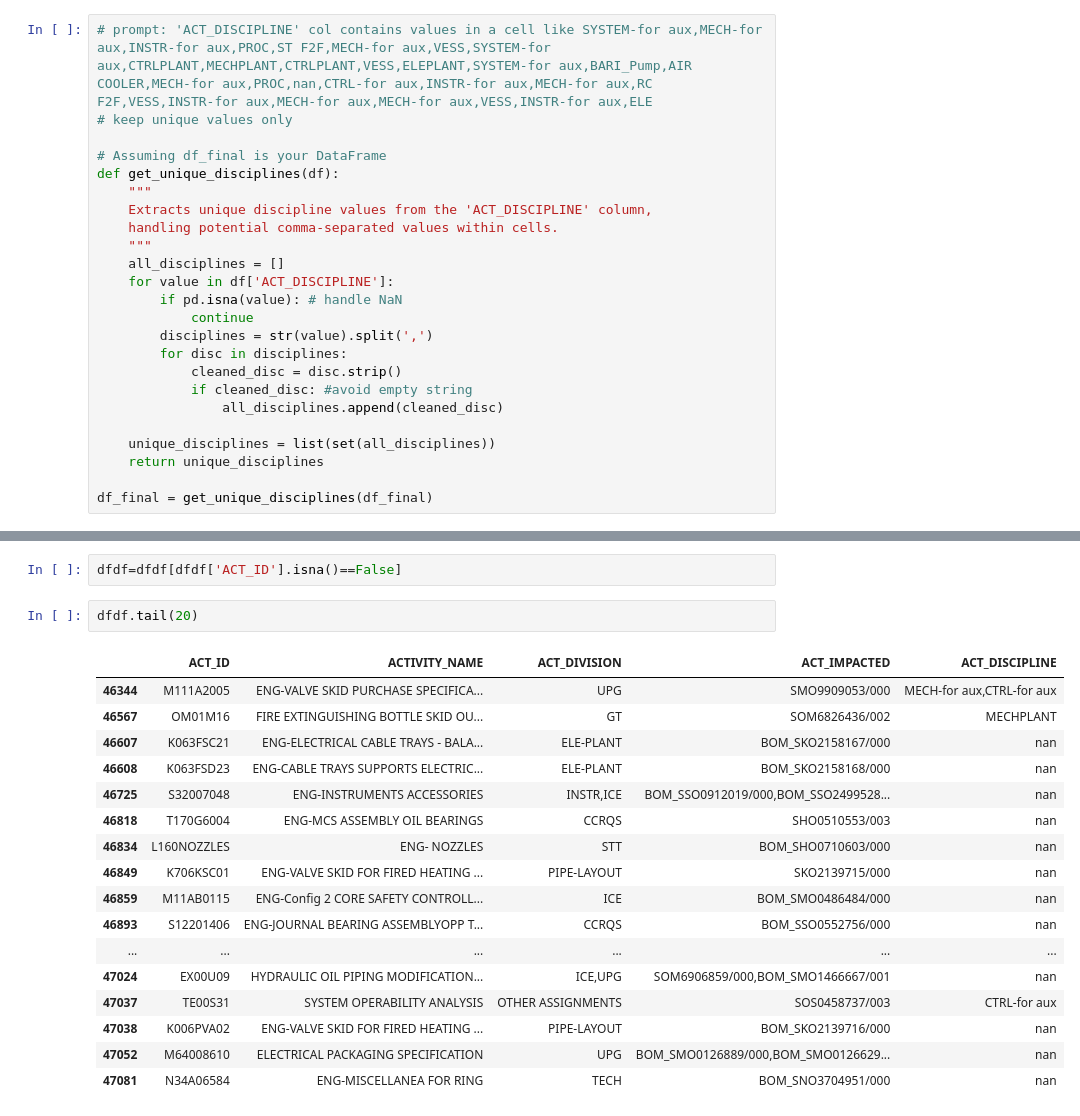
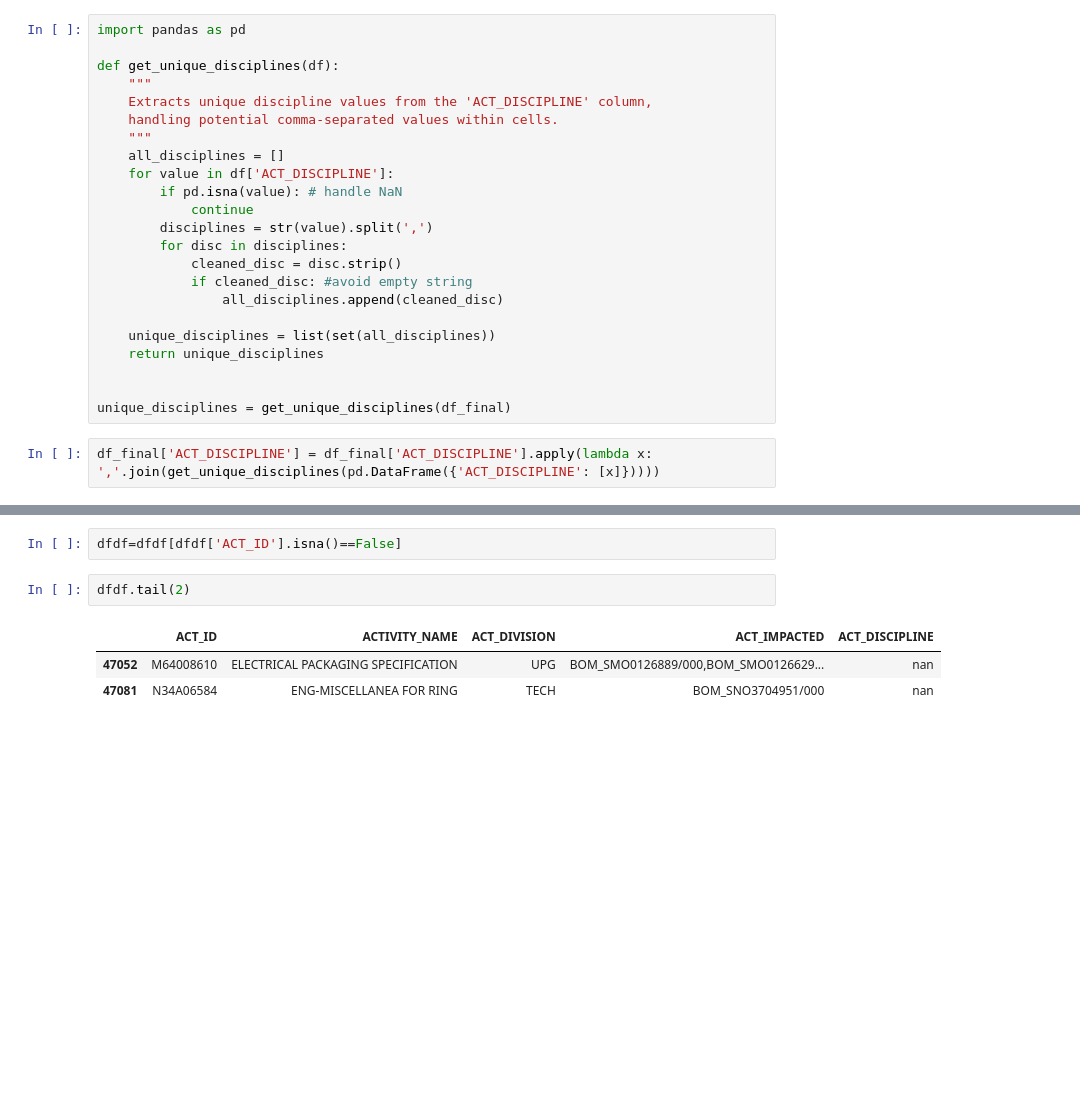
Before and after one commit to adnaksbhat/Colab_JupyterNotebooks, a Jupyter notebook: wow.ipynb, the cells around one changed output, grey strips where cells are left out. Drawn from its saved outputs; the diff is of its cells as text; blank space fills up the shorter version.

```diff
--- a/wow.ipynb
+++ b/wow.ipynb
@@ -455,10 +458,8 @@ df_final.tail(20)
 | 47087 | ECR-399731 | FFF&P ONLY | 6240142 | SR-54464/000 | testata lavorazioni preliminari | RCRQS | ... |
 | 47088 | ECR-399729 | FFF&P ONLY | 8337156 | BOM_NLA7158009/001 | SKID INSTRUMENTATION | OTHER ASSIGNMENTS | ... |
 # %%
-# prompt: 'ACT_DISCIPLINE' col contains values in a cell like SYSTEM-for aux,MECH-for aux,INSTR-for aux,PROC,ST F2F,MECH-for aux,VESS,SYSTEM-for aux,CTRLPLANT,MECHPLANT,CTRLPLANT,VESS,ELEPLANT,SYSTEM-for aux,BARI_Pump,AIR COOLER,MECH-for aux,PROC,nan,CTRL-for aux,INSTR-for aux,MECH-for aux,RC F2F,VESS,INSTR-for aux,MECH-for aux,MECH-for aux,VESS,INSTR-for aux,ELE
-# keep unique values only
+import pandas as pd
 
-# Assuming df_final is your DataFrame
 def get_unique_disciplines(df):
     """
     Extracts unique discipline values from the 'ACT_DISCIPLINE' column,
@@ -477,6 +478,9 @@ def get_unique_disciplines(df):
     unique_disciplines = list(set(all_disciplines))
     return unique_disciplines
 
-df_final = get_unique_disciplines(df_final)
+
+unique_disciplines = get_unique_disciplines(df_final)
+# %%
+df_final['ACT_DISCIPLINE'] = df_final['ACT_DISCIPLINE'].apply(lambda x: ','.join(get_unique_disciplines(pd.DataFrame({'ACT_DISCIPLINE': [x]}))))
 # %%
 df_final.head()
@@ -506,22 +547,8 @@ See the caveats in the documentation: https://pandas.pydata.org/pandas-docs/stab
 # %%
 dfdf=dfdf[dfdf['ACT_ID'].isna()==False]
 # %%
-dfdf.tail(20)
+dfdf.tail(2)
 # %% [output]
 |  | ACT_ID | ACTIVITY_NAME | ACT_DIVISION | ACT_IMPACTED | ACT_DISCIPLINE |
-| 46344 | M111A2005 | ENG-VALVE SKID PURCHASE SPECIFICA... | UPG | SMO9909053/000 | MECH-for aux,CTRL-for aux |
-| 46567 | OM01M16 | FIRE EXTINGUISHING BOTTLE SKID OU... | GT | SOM6826436/002 | MECHPLANT |
-| 46607 | K063FSC21 | ENG-ELECTRICAL CABLE TRAYS - BALA... | ELE-PLANT | BOM_SKO2158167/000 | nan |
-| 46608 | K063FSD23 | ENG-CABLE TRAYS SUPPORTS ELECTRIC... | ELE-PLANT | BOM_SKO2158168/000 | nan |
-| 46725 | S32007048 | ENG-INSTRUMENTS ACCESSORIES | INSTR,ICE | BOM_SSO0912019/000,BOM_SSO2499528... | nan |
-| 46818 | T170G6004 | ENG-MCS ASSEMBLY OIL BEARINGS | CCRQS | SHO0510553/003 | nan |
-| 46834 | L160NOZZLES | ENG- NOZZLES | STT | BOM_SHO0710603/000 | nan |
-| 46849 | K706KSC01 | ENG-VALVE SKID FOR FIRED HEATING ... | PIPE-LAYOUT | SKO2139715/000 | nan |
-| 46859 | M11AB0115 | ENG-Config 2 CORE SAFETY CONTROLL... | ICE | BOM_SMO0486484/000 | nan |
-| 46893 | S12201406 | ENG-JOURNAL BEARING ASSEMBLYOPP T... | CCRQS | BOM_SSO0552756/000 | nan |
-| ... | ... | ... | ... | ... | ... |
-| 47024 | EX00U09 | HYDRAULIC OIL PIPING MODIFICATION... | ICE,UPG | SOM6906859/000,BOM_SMO1466667/001 | nan |
-| 47037 | TE00S31 | SYSTEM OPERABILITY ANALYSIS | OTHER ASSIGNMENTS | SOS0458737/003 | CTRL-for aux |
-| 47038 | K006PVA02 | ENG-VALVE SKID FOR FIRED HEATING ... | PIPE-LAYOUT | BOM_SKO2139716/000 | nan |
 | 47052 | M64008610 | ELECTRICAL PACKAGING SPECIFICATION | UPG | BOM_SMO0126889/000,BOM_SMO0126629... | nan |
 | 47081 | N34A06584 | ENG-MISCELLANEA FOR RING | TECH | BOM_SNO3704951/000 | nan |
```
Also changed, not shown: parts of 13 cells of this notebook.
